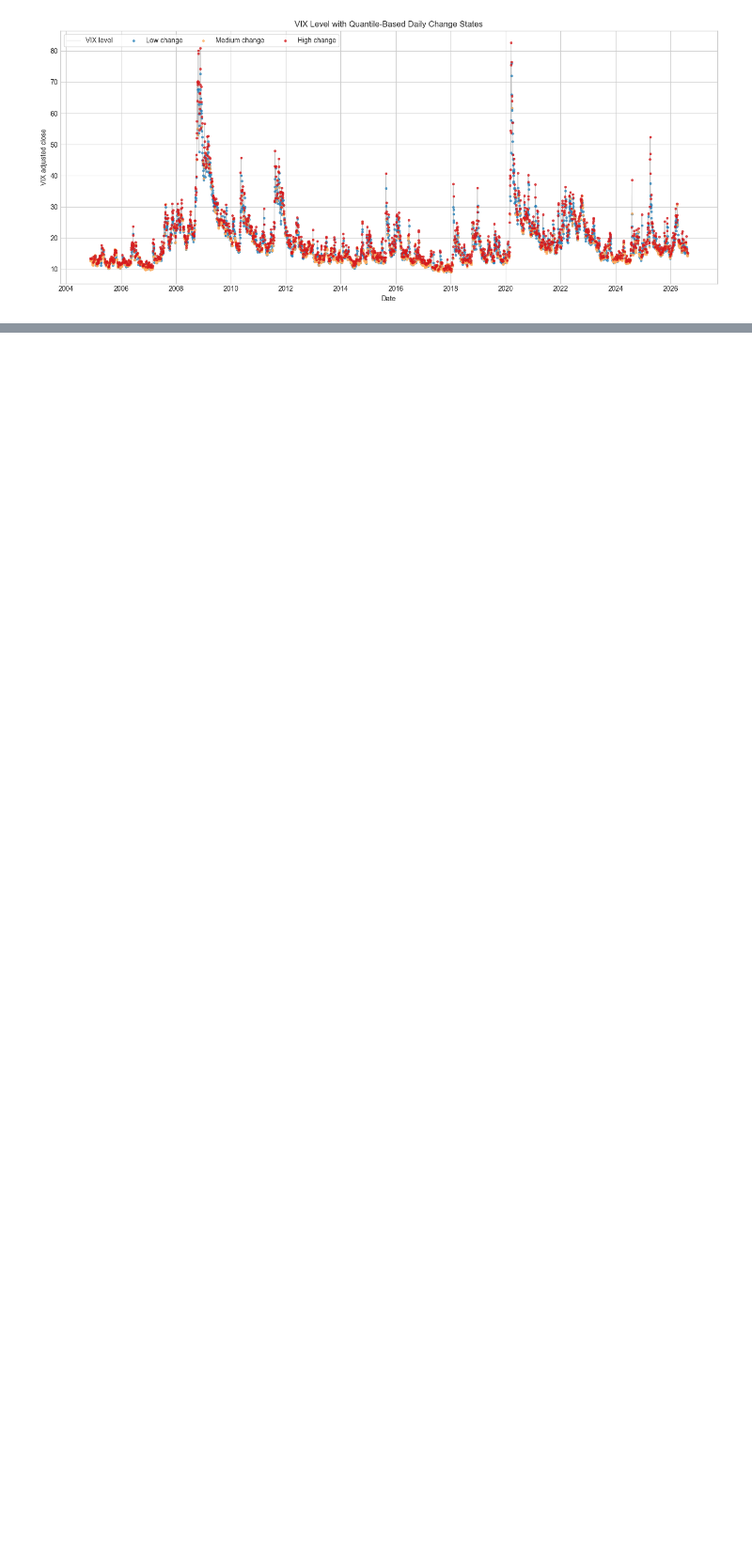
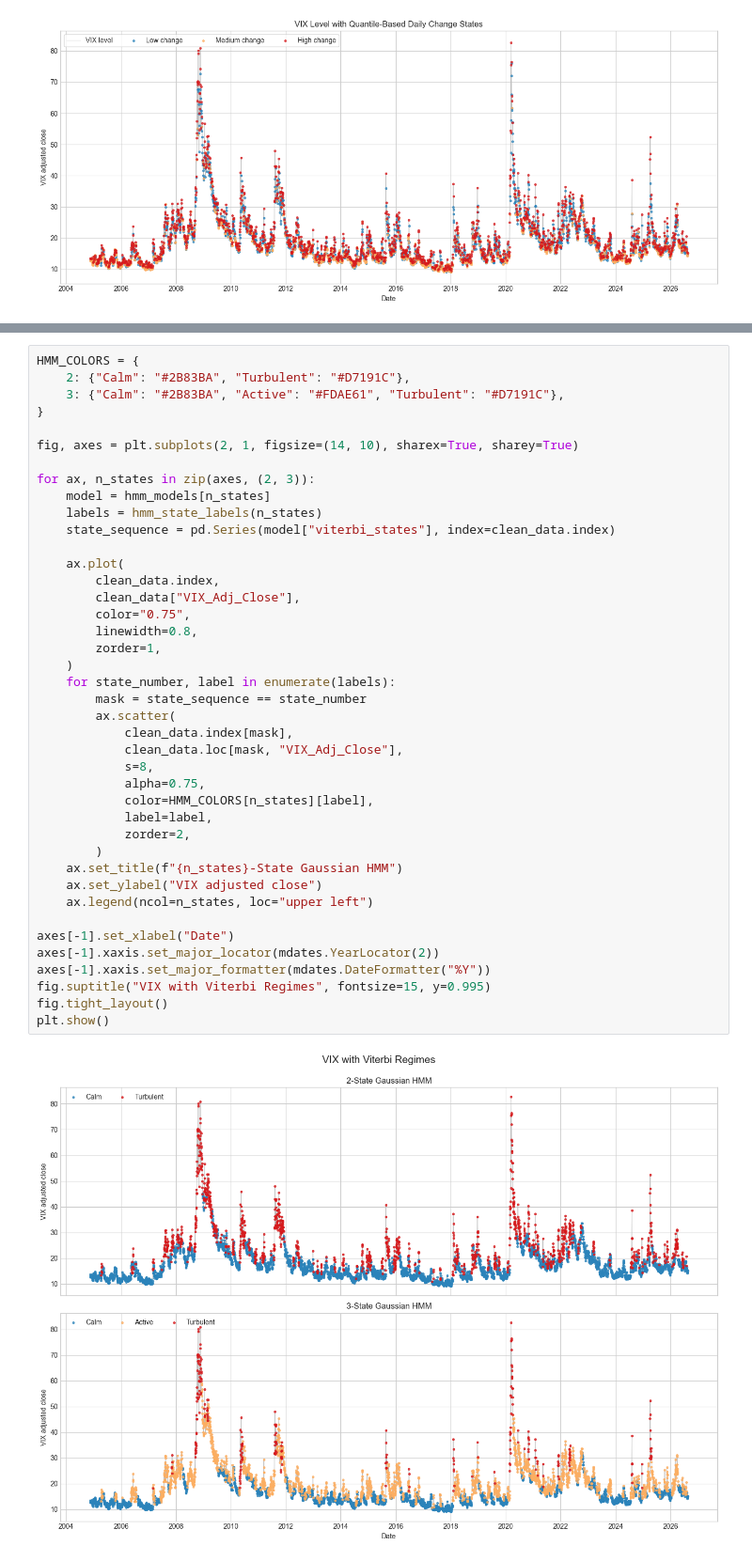
Before and after one commit to Nagisasora/STOCHASTIC-MODELING, a Jupyter notebook: SM_GWP2.ipynb, the cells around one changed output, grey strips where cells are left out. Shown at 94% size. Cells and saved outputs as stored; diff of their text form; blank space fills up the shorter version.

Commit message:
Update stochastic modeling notebook

```diff
--- a/SM_GWP2.ipynb
+++ b/SM_GWP2.ipynb
@@ -476,0 +712,43 @@ No model comparison, asset-by-state analysis, allocation rule, or backtest is in
+# %%
+HMM_COLORS = {
+    2: {"Calm": "#2B83BA", "Turbulent": "#D7191C"},
+    3: {"Calm": "#2B83BA", "Active": "#FDAE61", "Turbulent": "#D7191C"},
+}
+
+fig, axes = plt.subplots(2, 1, figsize=(14, 10), sharex=True, sharey=True)
+
+for ax, n_states in zip(axes, (2, 3)):
+    model = hmm_models[n_states]
+    labels = hmm_state_labels(n_states)
+    state_sequence = pd.Series(model["viterbi_states"], index=clean_data.index)
+
+    ax.plot(
+        clean_data.index,
+        clean_data["VIX_Adj_Close"],
+        color="0.75",
+        linewidth=0.8,
+        zorder=1,
+    )
+    for state_number, label in enumerate(labels):
+        mask = state_sequence == state_number
+        ax.scatter(
+            clean_data.index[mask],
+            clean_data.loc[mask, "VIX_Adj_Close"],
+            s=8,
+            alpha=0.75,
+            color=HMM_COLORS[n_states][label],
+            label=label,
+            zorder=2,
+        )
+    ax.set_title(f"{n_states}-State Gaussian HMM")
+    ax.set_ylabel("VIX adjusted close")
+    ax.legend(ncol=n_states, loc="upper left")
+
+axes[-1].set_xlabel("Date")
+axes[-1].xaxis.set_major_locator(mdates.YearLocator(2))
+axes[-1].xaxis.set_major_formatter(mdates.DateFormatter("%Y"))
+fig.suptitle("VIX with Viterbi Regimes", fontsize=15, y=0.995)
+fig.tight_layout()
+plt.show()
+# %% [output]
+[figure, added]
```
Also changed, not shown: parts of 38 cells of this notebook.
